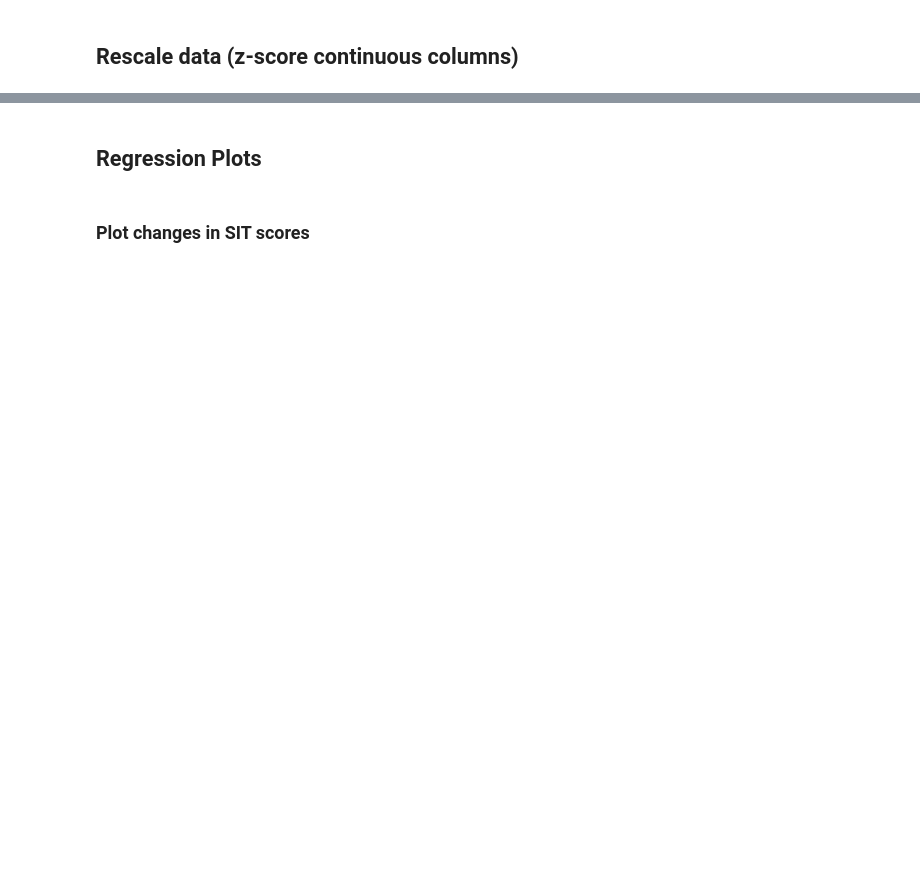
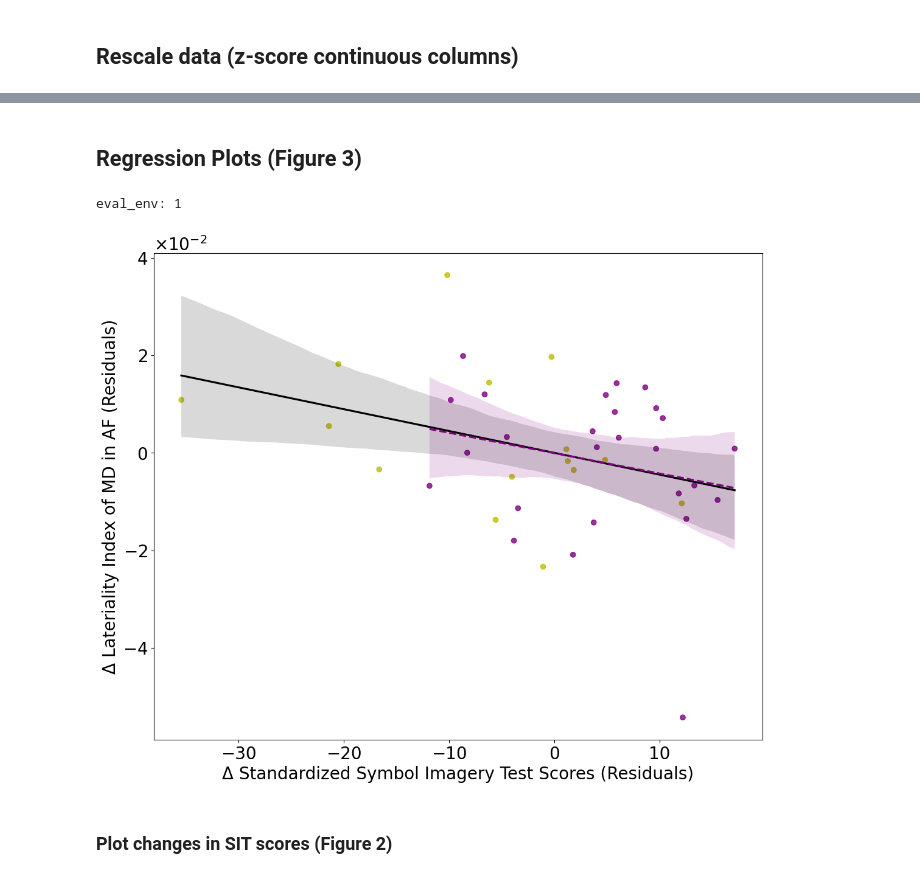
Before and after one commit to smeisler/Meisler_ReadingInt_DWI, a Jupyter notebook: stats/stats.ipynb, the cells around one changed output, grey strips where cells are left out. Saved outputs shown, nothing was run; the diff lists cells and outputs as text; code cells hidden in the pictures; blank space fills up the shorter version.

```diff
--- a/stats/stats.ipynb
+++ b/stats/stats.ipynb
@@ -33,5 +33,6 @@ tracts = {'Left_AF':'lh.af',
 # %%
-df = pd.read_csv('df_share.csv') # This is the DF from the repo
+#df = pd.read_csv('df_share.csv') # This is the DF from the repo
+df = pd.read_csv('df.csv') # This is the DF from the repo
 df = df.set_index('subjects')
 df['All']=['All' for i in range(len(df))]
 # %% [markdown]
@@ -106,15 +253,15 @@ for tract in tracts.keys():
 # %% [markdown]
-## Regression Plots
+## Regression Plots (Figure 3)
 # %%
 fig_frame = plt.figure(figsize=(10, 8))
 ax=fig_frame.add_axes([0,0,1,1])
 data = df # df_std for all subjects with z-scoring, df for all subjects without standardization,
                   # df_int for just intervention, df_no_int for just no intervention
-hemi = 'Left' # 'Left' or 'Right'
-tract = 'Splenium' # 'Left_AF', 'Right_AF', 'Left_ILF', 'Right_ILF', 'Left_CST', 'Right_CST', 'Splenium'
+hemi = 'Latscore' # 'Left', 'Right', or "Latscore
+tract = 'AF' # 'Left_AF', 'Right_AF', 'Left_ILF', 'Right_ILF', 'Left_CST', 'Right_CST', 'Splenium'
 metric = 'MD' # 'MD' or 'FA'
 session = 'diff' # 'pre', 'post', or 'diff'
-test = 'Composite_Score' # 'Composite_Score', 'SIT', or other reading scores of interest
+test = 'SIT' # 'Composite_Score', 'SIT', or other reading scores of interest
 scoretype = 'ss' # 'ss' for standard score, 'raw' for raw score
 int_color = 'purple' # color for intervention group
 no_int_color = 'y' # color for no intervention group
@@ -143,45 +290,48 @@ fig, coords = statsmodels.graphics.regressionplots.plot_partregress(endog=f'{end
 x_coords = coords[0]
 y_coords = coords[1]
 
-#plt.scatter(x_coords, y_coords, c = colors)
-#plt.show()
 plt.cla()
 if metric == 'MD':
     ax.ticklabel_format(axis='y', style='', scilimits=(0,0), useOffset=None, useLocale=None, useMathText=True)
 sns.regplot(data=None, x=x_coords, y=y_coords, truncate = True, line_kws={'color':'k','linestyle':'-'}, scatter_kws={'color':colors})
-#plt.legend(['Intervention','No Intervention'])
 sns.regplot(data=None, x=x_coords[intervention_inds], y=y_coords[intervention_inds], truncate = True, scatter = False, line_kws={'color':int_color,'linestyle':'--'})
 
 if scoretype == 'ss':
     test_label = 'Standardized'
 elif scoretype =='raw' :
     test_label += 'Raw'
 if test == 'SIT':
     test_label += ' Symbol Imagery Test'
 elif test == 'Composite_Score':
     test_label += ' Composite Reading Index'
 
 
 if session == 'diff':
     xlabel = f'Δ {test_label} Scores (Residuals)'
     if tract != 'Splenium':
-        ylabel = f'Δ {metric} in {hemi} {tract} (Residuals)'
+        if hemi == 'Latscore':
+            ylabel = f'Δ Lateriality Index of {metric} in {tract} (Residuals)'
+        else:
+            ylabel = f'Δ {metric} in {hemi} {tract} (Residuals)'
     else:
         ylabel = f'Δ {metric} in {tract} (Residuals)'
 else:
     xlabel = f'{test_label} Scores at Time {session.capitalize()} (Residuals)'
     if tract != 'Splenium':
         ylabel = f'{metric} in {hemi} {tract} at Time {session.capitalize()} (Residuals)'
     else:
         ylabel = f'{metric} in {tract} at Time {session.capitalize()} (Residuals)'
 
 
 plt.xlabel(xlabel)
 plt.ylabel(ylabel)
 plt.savefig(f'figures/{test}_{scoretype}_{session}_{metric}_{hemi}_{tract}.svg')
 plt.show()
+# %% [output]
+eval_env: 1
+[figure, added]
 # %% [markdown]
-### Plot changes in SIT scores
+### Plot changes in SIT scores (Figure 2)
 # %%
 # Create figure/axes object
 fig, ax = plt.subplots(figsize= (14, 10))
```
Also changed, not shown: parts of 16 cells of this notebook.
